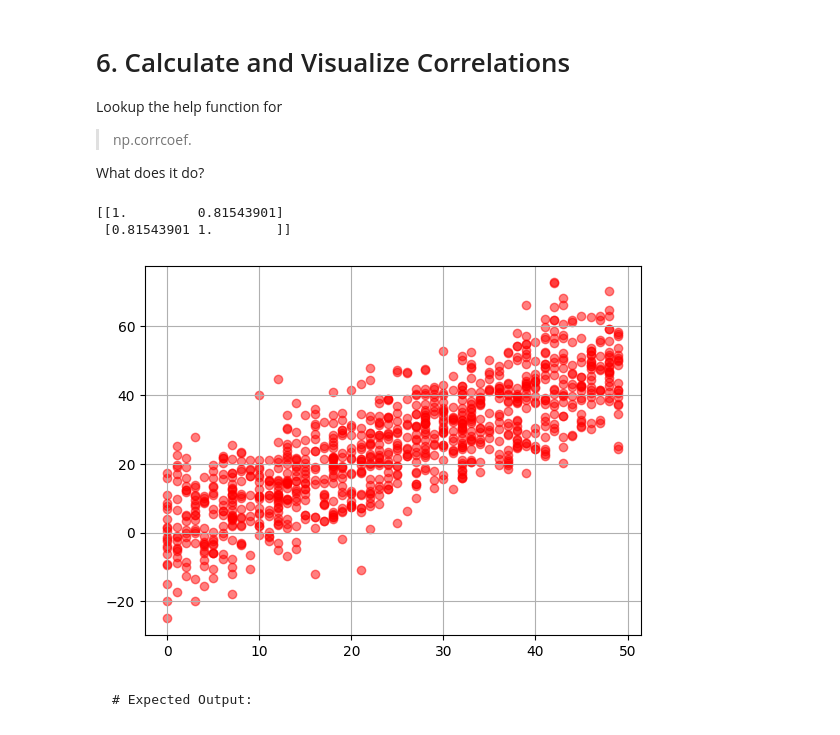
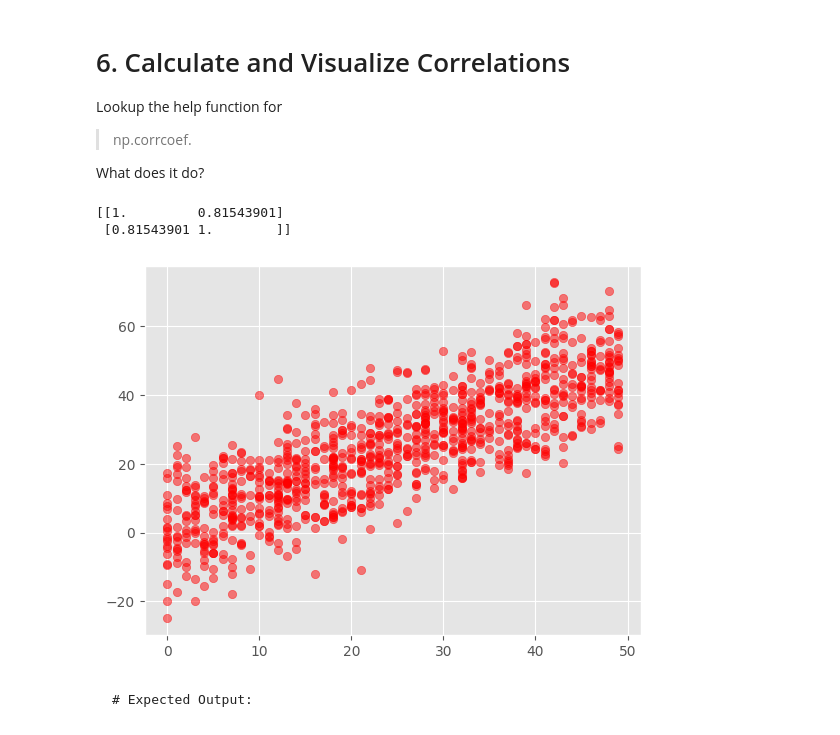
Before and after one commit to LouisMcArdell/IOD-Work, a Jupyter notebook: IOD_Lab-1.1.4 Statistics - part 2.ipynb, the cells around one changed output. Drawn from its saved outputs; the diff is of its cells as text; code cells hidden in the pictures.

````diff
--- a/IOD_Lab-1.1.4 Statistics - part 2.ipynb
+++ b/IOD_Lab-1.1.4 Statistics - part 2.ipynb
@@ -172,24 +172,24 @@ What does it do?
 # %%
 # Calculate and visualise correlations
 np.random.seed(1)
 
 # 1000 random integers between 0 and 50
 x = np.random.randint(0, 50, 1000)
 
 # Positive Correlation with some noise
 y = x + np.random.normal(0, 10, 1000)
 
 cor = np.corrcoef(x,y)
 print(cor)
 
-
+plt.style.use('ggplot')
 plt.scatter(x,y,color='red',alpha=0.5)
-plt.grid()
+plt.grid('white')
 #help(np.corrcoef)
 # %% [output]
 [[1.         0.81543901]
  [0.81543901 1.        ]]
-[figure, old version]
+[figure, new version]
 # %% [markdown]
 ```
 # Expected Output:
````
Also changed, not shown: parts of 6 cells of this notebook, 1 other file.
